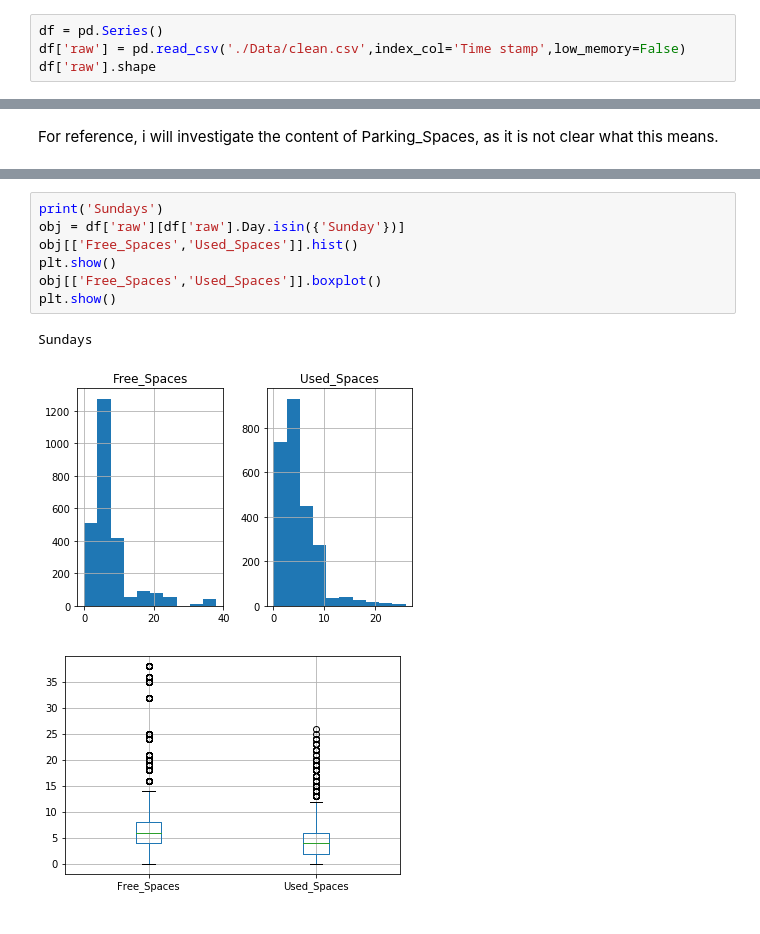
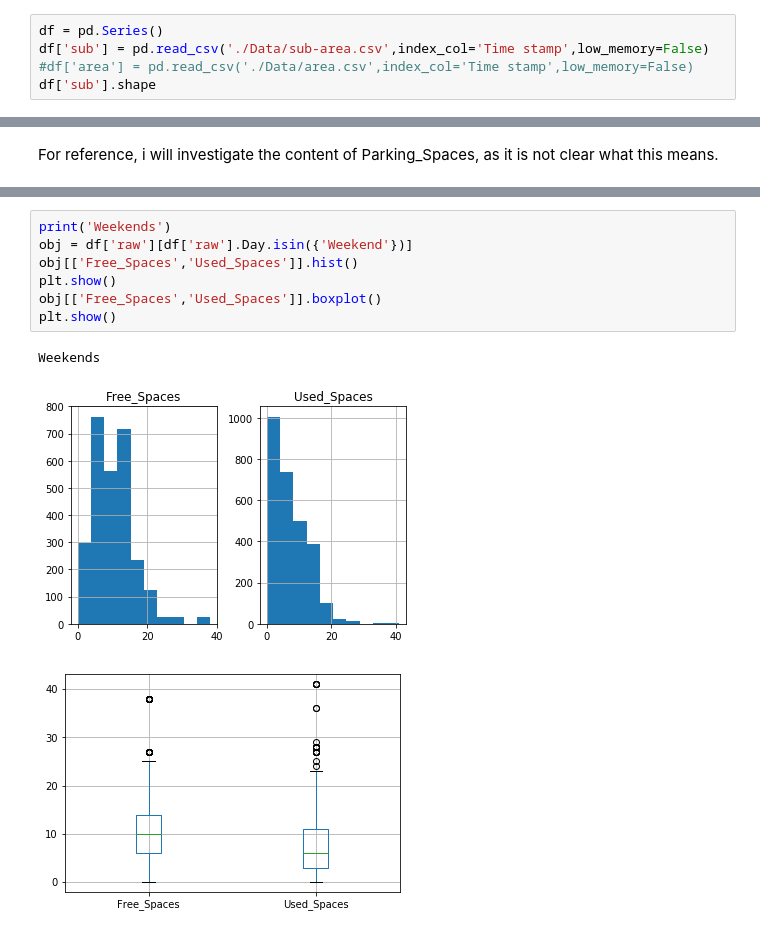
Before and after one commit to bok11/IS-Data-Analasys, a Jupyter notebook: Data Exploration (Part 2).ipynb, the cells around one changed output, grey strips where cells are left out. Saved outputs shown, nothing was run; the diff lists cells and outputs as text.

Commit message:
Pre processing final edition, cleanly written

```diff
--- a/Data Exploration (Part 2).ipynb
+++ b/Data Exploration (Part 2).ipynb
@@ -8,6 +8,7 @@ import numpy as np
 # Loading the data
 # %%
 df = pd.Series()
-df['raw'] = pd.read_csv('./Data/clean.csv',index_col='Time stamp',low_memory=False)
-df['raw'].shape
+df['sub'] = pd.read_csv('./Data/sub-area.csv',index_col='Time stamp',low_memory=False)
+#df['area'] = pd.read_csv('./Data/area.csv',index_col='Time stamp',low_memory=False)
+df['sub'].shape
 # %% [output]
@@ -68,11 +122,11 @@ Weekdays
 # %%
-print('Sundays')
-obj = df['raw'][df['raw'].Day.isin({'Sunday'})]
+print('Weekends')
+obj = df['raw'][df['raw'].Day.isin({'Weekend'})]
 obj[['Free_Spaces','Used_Spaces']].hist()
 plt.show()
 obj[['Free_Spaces','Used_Spaces']].boxplot()
 plt.show()
 # %% [output]
-Sundays
+Weekends
-[figure, old version]
+[figure, new version]
-[figure, old version]
+[figure, new version]
```
Also changed, not shown: parts of 13 cells of this notebook, 4 other files.
